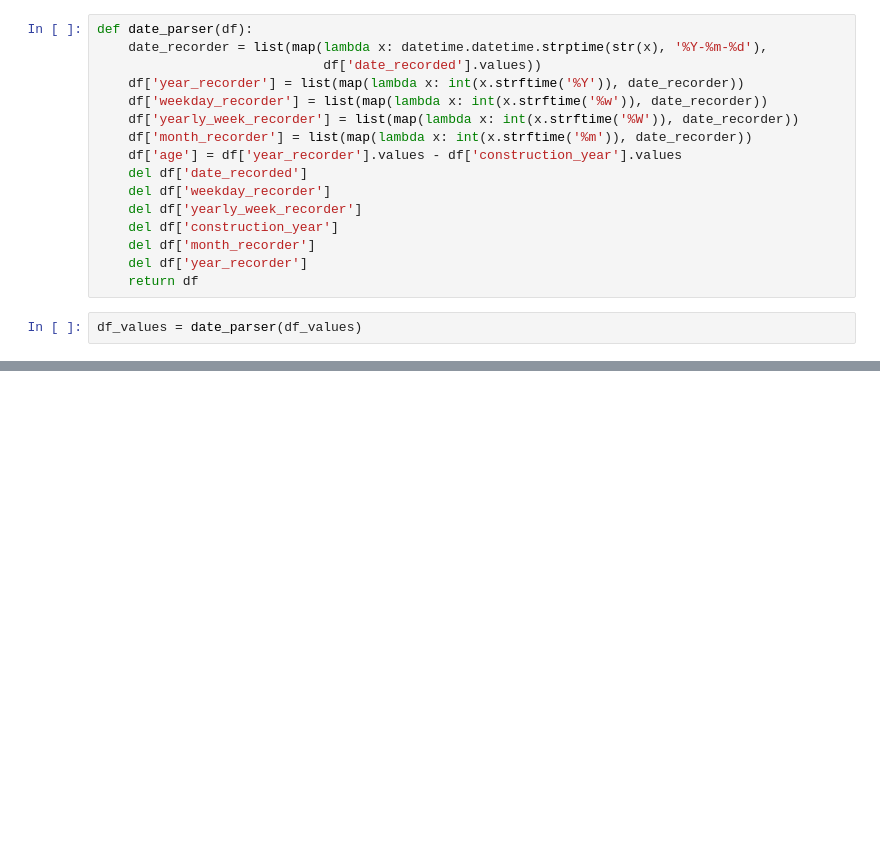
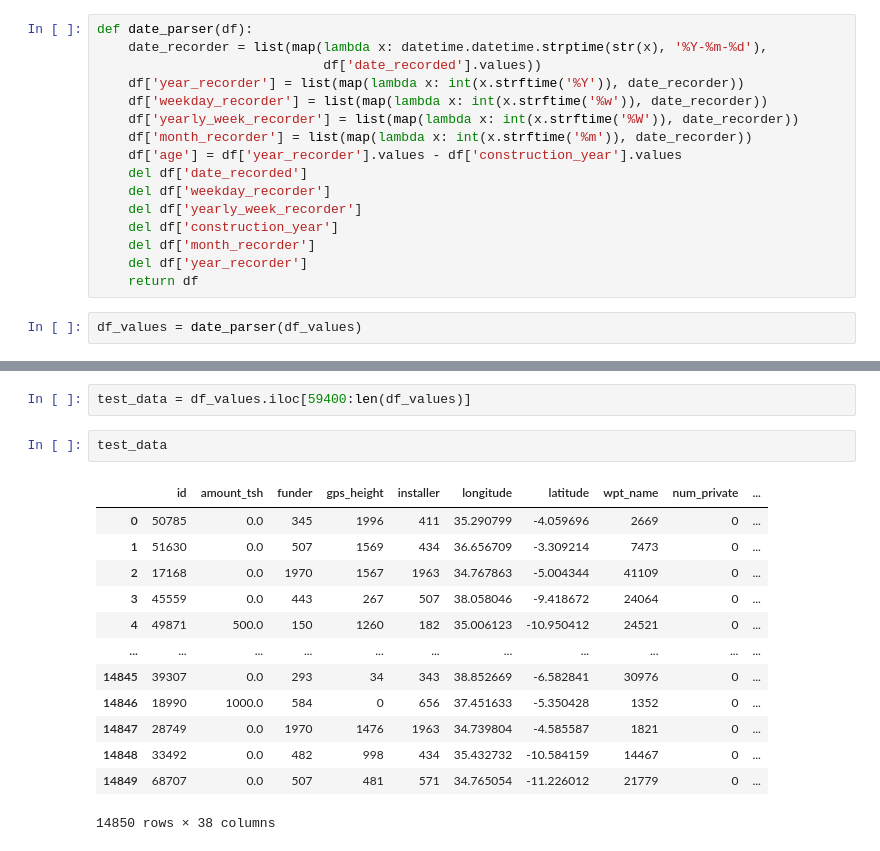
Before and after one commit to mertkaya13/WFT, a Jupyter notebook: WaterForTansania.ipynb, the cells around one changed output, grey strips where cells are left out. Cells and saved outputs as stored; diff of their text form; blank space fills up the shorter version.

```diff
--- a/WaterForTansania.ipynb
+++ b/WaterForTansania.ipynb
@@ -290,0 +509,18 @@ df_values
+# %%
+test_data = df_values.iloc[59400:len(df_values)]
+# %%
+test_data
+# %% [output]
+|  | id | amount_tsh | funder | gps_height | installer | longitude | latitude | wpt_name | num_private | ... |
+| 0 | 50785 | 0.0 | 345 | 1996 | 411 | 35.290799 | -4.059696 | 2669 | 0 | ... |
+| 1 | 51630 | 0.0 | 507 | 1569 | 434 | 36.656709 | -3.309214 | 7473 | 0 | ... |
+| 2 | 17168 | 0.0 | 1970 | 1567 | 1963 | 34.767863 | -5.004344 | 41109 | 0 | ... |
+| 3 | 45559 | 0.0 | 443 | 267 | 507 | 38.058046 | -9.418672 | 24064 | 0 | ... |
+| 4 | 49871 | 500.0 | 150 | 1260 | 182 | 35.006123 | -10.950412 | 24521 | 0 | ... |
+| ... | ... | ... | ... | ... | ... | ... | ... | ... | ... | ... |
+| 14845 | 39307 | 0.0 | 293 | 34 | 343 | 38.852669 | -6.582841 | 30976 | 0 | ... |
+| 14846 | 18990 | 1000.0 | 584 | 0 | 656 | 37.451633 | -5.350428 | 1352 | 0 | ... |
+| 14847 | 28749 | 0.0 | 1970 | 1476 | 1963 | 34.739804 | -4.585587 | 1821 | 0 | ... |
+| 14848 | 33492 | 0.0 | 482 | 998 | 434 | 35.432732 | -10.584159 | 14467 | 0 | ... |
+| 14849 | 68707 | 0.0 | 507 | 481 | 571 | 34.765054 | -11.226012 | 21779 | 0 | ... |
+14850 rows × 38 columns
```
Also changed, not shown: parts of 113 cells of this notebook.
